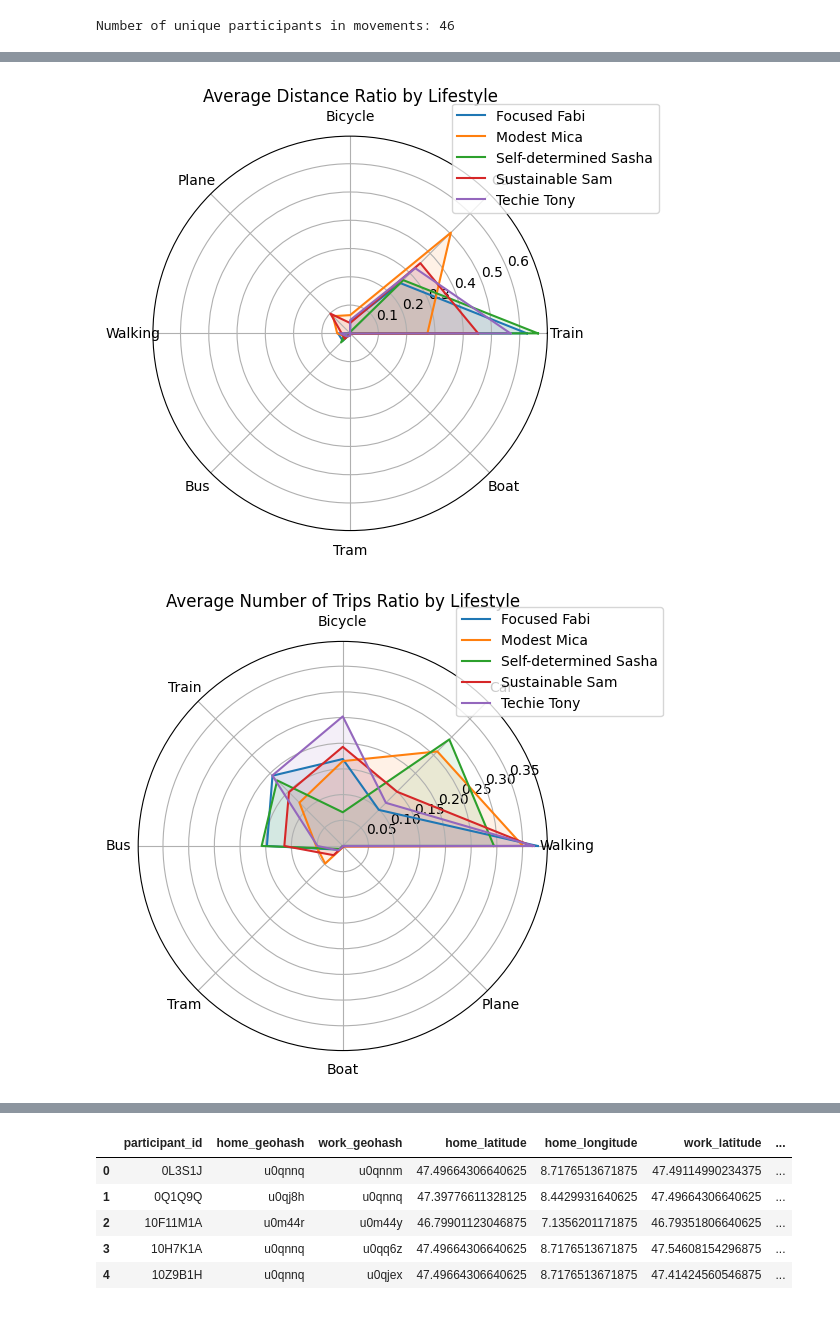
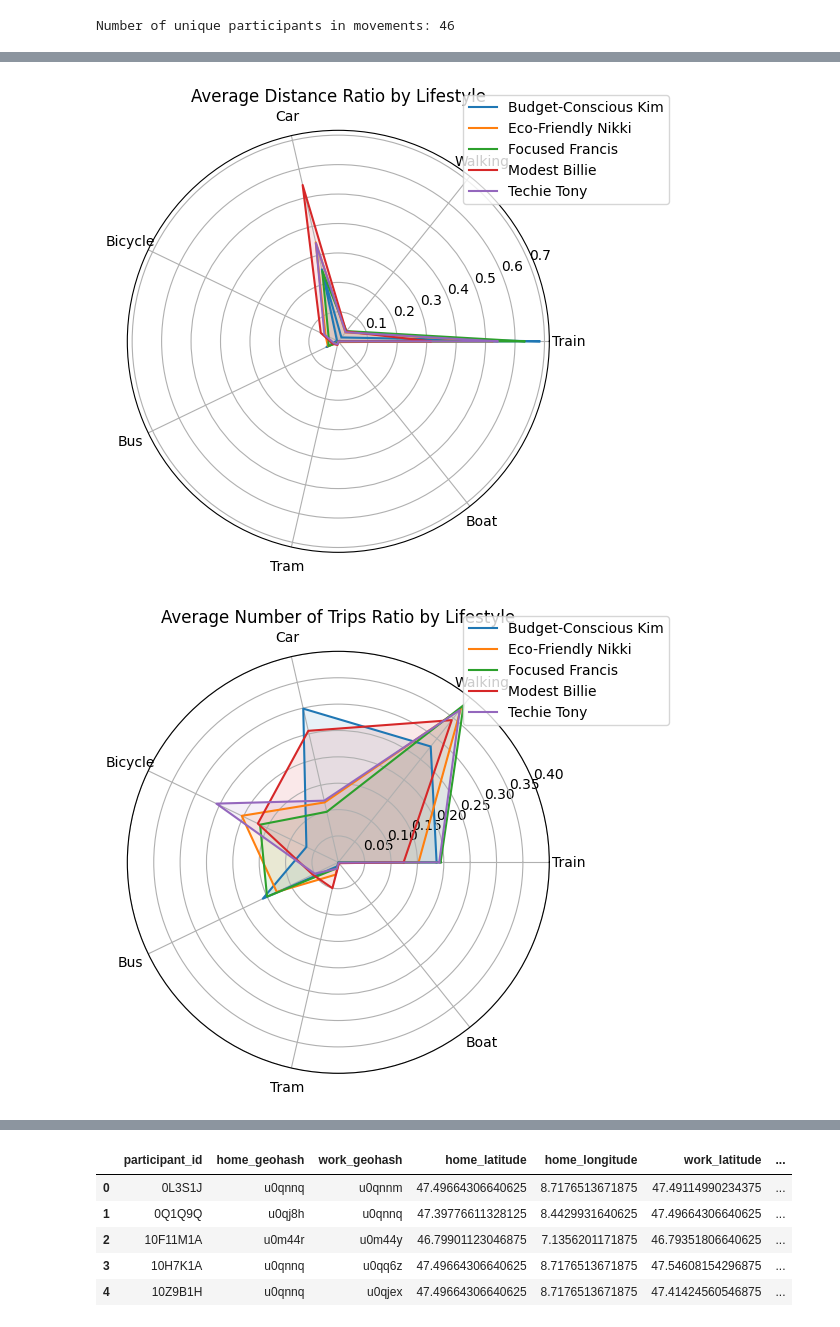
Before and after one commit to colombmo/SWICE_analysis, a Jupyter notebook: mobility-lifestyle_analysis.ipynb, the cells around one changed output, grey strips where cells are left out. Cells and saved outputs as stored; diff of their text form; code cells hidden in the pictures.

Commit message:
Analysis of lifestyle + mobility

```diff
--- a/mobility-lifestyle_analysis.ipynb
+++ b/mobility-lifestyle_analysis.ipynb
@@ -14,7 +14,7 @@ import os
 # --------------------------------------------------------
 # Parameters
 # --------------------------------------------------------
-keep_only_ch = False # Whether to keep only data in Switzerland (based on geohashes)
+keep_only_ch = True # Whether to keep only data in Switzerland (based on geohashes)
 
 
 # -------------------------------------------------------
@@ -22,8 +22,8 @@ keep_only_ch = False # Whether to keep only data in Switzerland (based on geohas
 # -------------------------------------------------------
 
 paths = pd.read_csv("data/all_paths_128.csv", sep=";")
-movements = pd.read_csv("data/all_movements_138.csv", sep=";")
-steps = pd.read_csv("data/all_steps_2.csv", sep=";")
+movements = pd.read_csv("data/all_movements_146.csv", sep=";")
+steps = pd.read_csv("data/all_steps_3.csv", sep=";")
 lifestyles = pd.read_csv("data/lifestyles.csv", sep=",")
 
 # -------------------------------------------------------
@@ -256,0 +254,10 @@ Total movements after filtering by lifestyles: 29231
+# %%
+### TODO: This is temporary!
+# Keep only commuters
+'''
+movements = movements[movements["participant_id"].isin(['0L3S1J', '0Q1Q9Q', '10H7K1A', '10Z9B1H', '119817XU1', '11W4Y1H',
+       '12W4H1U', '2E7B3M', '2F11GXA', '2L1M1R', '3B10M2A', '3H8WXK',
+       '3K9V1H', '4C5PXH', '4F2ZXD', '4L5S1E', '4T11G3A', '5U3B1R',
+       '5W2RXT', '5W2SXE', '6F10L1F', '6S5T1H', '6T2PXJ', '7C3E1I',
+       '8B5V1C', '8F5P1K', '9B11R1G', '9B6T1M', '9M2KXX', '9P3WXJ'])]
+'''
@@ -448,5 +655,5 @@ duration_stats.head()
 # %%
-def radar_chart(stats_df, title, value_col="mean"):
+def radar_chart(stats_df, title, value_col="mean", max_value=None, min_value=None, order=['Train', 'Walking', 'Car', 'Bicycle', 'Bus', 'Tram', 'Boat', 'Plane']):
     """
     Creates a radar chart comparing lifestyles across modes of transport.
     stats_df should have columns: lifestyle1, mean_of_transport, and the value_col (e.g., mean).
@@ -473,7 +680,11 @@ def radar_chart(stats_df, title, value_col="mean"):
     N = len(categories)
 
     # Sort categories by average across lifestyles
-    category_order = pivot.mean().sort_values(ascending=False).index.tolist()
+    #category_order = pivot.mean().sort_values(ascending=False).index.tolist()
+
+    category_order = order if order else categories
+
+    # Sort categories by predefined order
     pivot = pivot[category_order]
     categories = category_order
 
@@ -495,5 +706,12 @@ def radar_chart(stats_df, title, value_col="mean"):
     ax.set_title(title)
     ax.legend(loc="upper right", bbox_to_anchor=(1.3, 1.1))
 
+    if max_value is not None and min_value is not None:
+        ax.set_ylim(min_value, max_value)
+    elif max_value is not None:
+        ax.set_ylim(0, max_value)
+    elif min_value is not None:
+        ax.set_ylim(min_value, 0)
+
     plt.tight_layout()
     plt.show()
@@ -551,8 +1127,8 @@ display(trips_by_mode.head())
 # %%
 # Radar chart comparing lifestyles across modes of transport by average duration ratio
-radar_chart(duration_stats, title="Average Duration Ratio by Lifestyle", value_col="mean")
+radar_chart(duration_stats, title="Average Duration Ratio by Lifestyle", value_col="mean", order = ['Train', 'Walking', 'Car', 'Bicycle', 'Bus', 'Tram', 'Boat'])
 # Radar chart comparing lifestyles across modes of transport by average distance ratio
-radar_chart(distance_stats, title="Average Distance Ratio by Lifestyle", value_col="mean")
+radar_chart(distance_stats, title="Average Distance Ratio by Lifestyle", value_col="mean", order = ['Train', 'Walking', 'Car', 'Bicycle', 'Bus', 'Tram', 'Boat'])
 # Radar chart comparing lifestyles across modes of transport by average number of trips ratio
-radar_chart(trips_by_mode, title="Average Number of Trips Ratio by Lifestyle", value_col="mean")
+radar_chart(trips_by_mode, title="Average Number of Trips Ratio by Lifestyle", value_col="mean", order = ['Train', 'Walking', 'Car', 'Bicycle', 'Bus', 'Tram', 'Boat'])
 # %% [output]
@@ -560,5 +1136,5 @@ radar_chart(trips_by_mode, title="Average Number of Trips Ratio by Lifestyle", v
-[figure, old version]
+[figure, new version]
-[figure, old version]
+[figure, new version]
 # %%
 # Transform movemnets into a list of places visited, where we assume that people stay at a certain location from the end of a movement to the start of the next movement, using end_geohash. Also estimate form when to when a person remained at that location
 def movements_to_places(movements):
```
Also changed, not shown: parts of 44 cells of this notebook, 7 other files.
